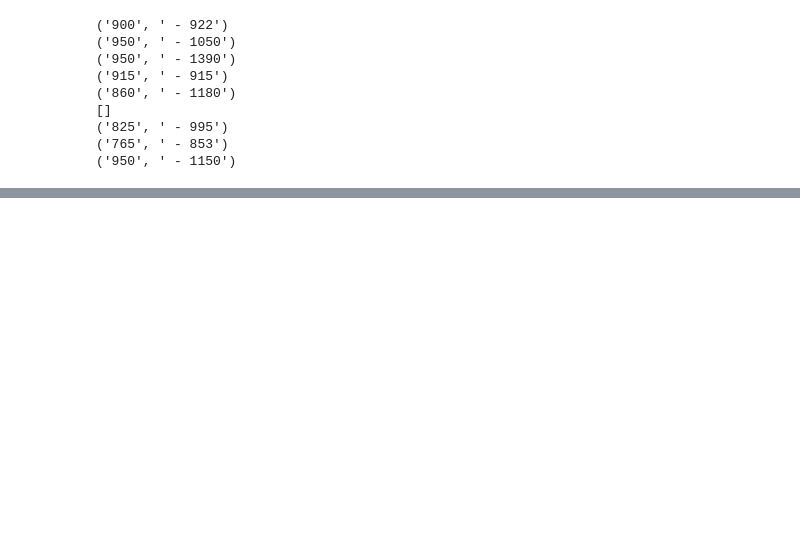
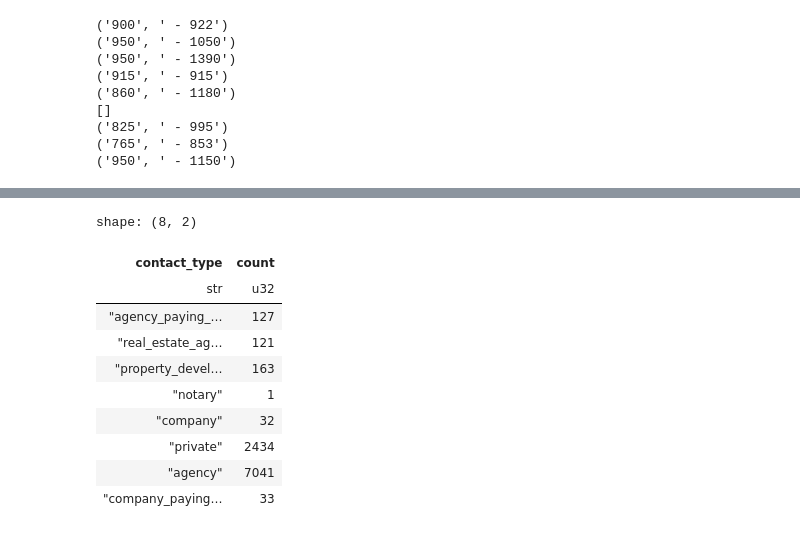
Before and after one commit to marcandre259/immo_report, a Jupyter notebook: notebooks/marki/m2_geo_check.ipynb, the cells around one changed output, grey strips where cells are left out. Cells and saved outputs as stored; diff of their text form; code cells hidden in the pictures; blank space fills up the shorter version.

```diff
--- a/notebooks/marki/m2_geo_check.ipynb
+++ b/notebooks/marki/m2_geo_check.ipynb
@@ -200,0 +217,15 @@ pl_apart = pl_apart.with_columns(q)
+# %%
+# Contact types
+pl_apart.groupby("contact_type").count()
+# %% [output]
+shape: (8, 2)
+| contact_type | count |
+| str | u32 |
+| "agency_paying_… | 127 |
+| "real_estate_ag… | 121 |
+| "property_devel… | 163 |
+| "notary" | 1 |
+| "company" | 32 |
+| "private" | 2434 |
+| "agency" | 7041 |
+| "company_paying… | 33 |
```
Also changed, not shown: parts of 11 cells of this notebook, 2 other files.
